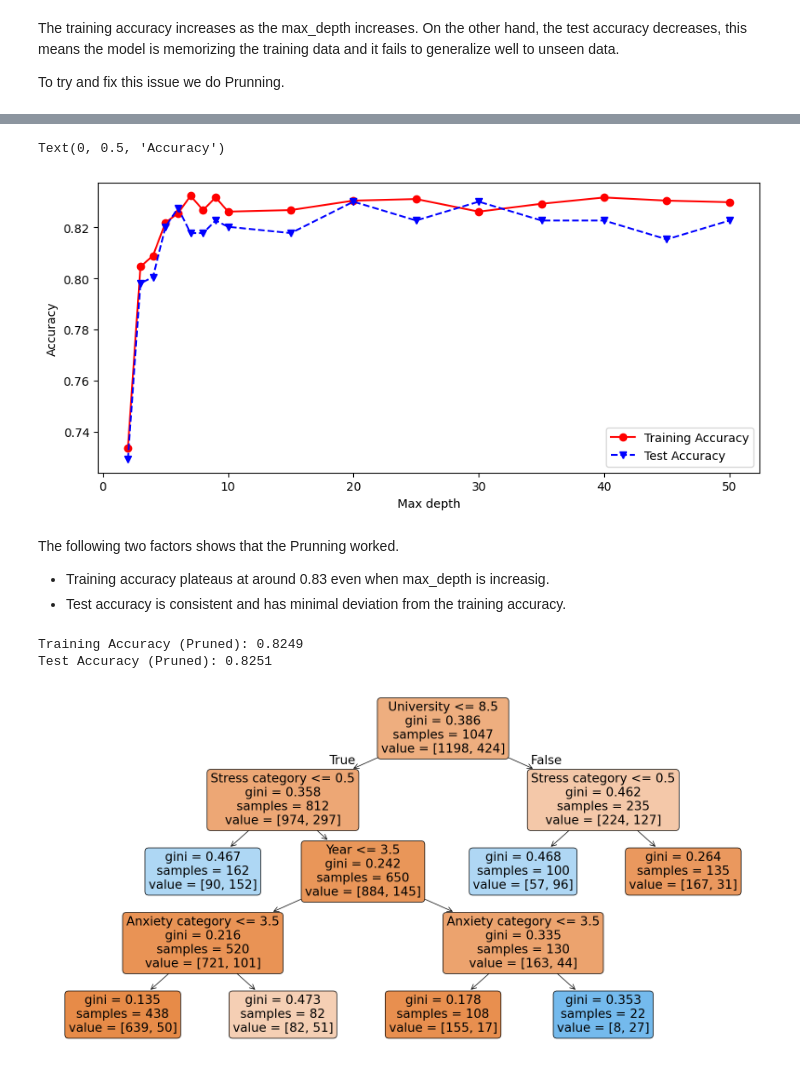
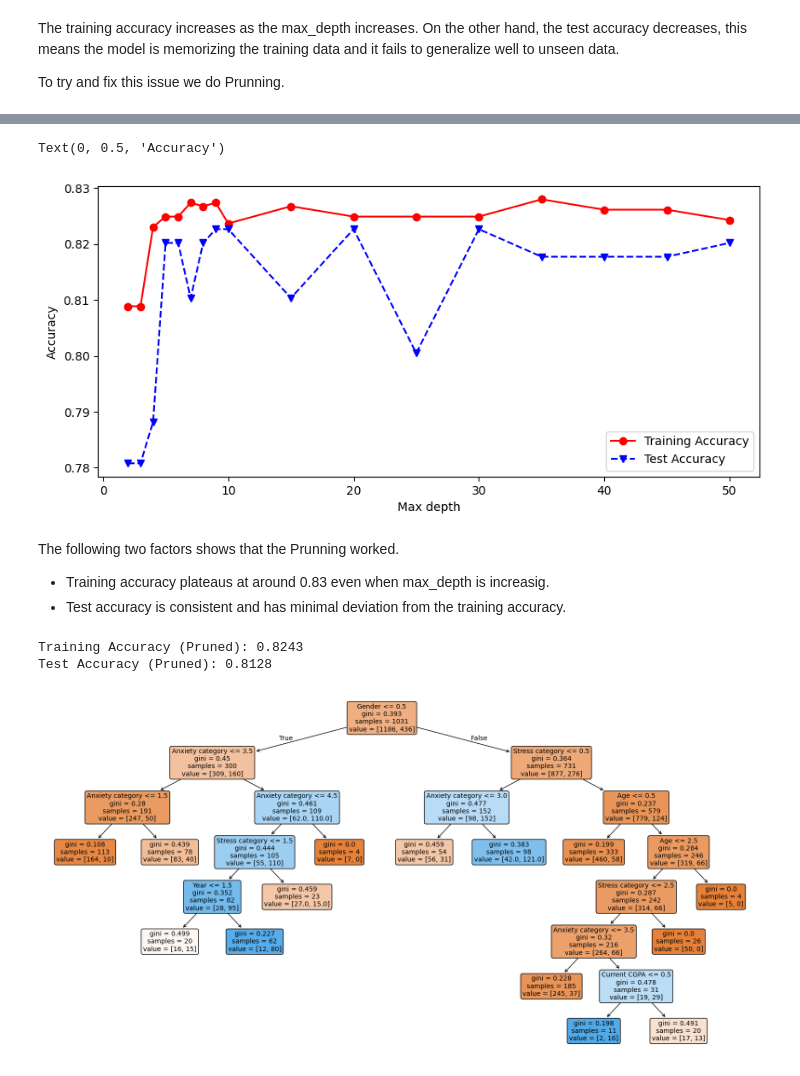
Before and after one commit to Nachrj/dbm2-project, a Jupyter notebook: classification.ipynb, the cells around one changed output, grey strips where cells are left out. Drawn from its saved outputs; the diff is of its cells as text; code cells hidden in the pictures.

```diff
--- a/classification.ipynb
+++ b/classification.ipynb
@@ -44,6 +44,8 @@ data['Stress category'] = pd.cut(data['Stress value'], bins=bins, labels=labels)
 # %%
 le = LabelEncoder()
 
-for column in ["Age", "Gender", "University", "Department", "Current CGPA", "Year", "Anxiety category", "Stress category"]:
+for column in ["Age", "Gender", "Current CGPA", "Anxiety category", "Stress category"]:
     data[column] = le.fit_transform(data[column])
+
+data = data.drop(columns=["University", "Department"])
 # %%
@@ -102,23 +92,0 @@ We used GridSearchCV to find the best hyperparameters for our model.
-# %%
-param_grid = {
-    'n_estimators': [50, 100, 200],
-    'max_features': ['auto', 'sqrt', 'log2'],
-    'max_depth': [10, 20, 30, 40, 50],
-    'criterion': ['gini', 'entropy']
-}
-
-rf_model = RandomForestClassifier()
-
-grid_search = GridSearchCV(
-    estimator=rf_model,
-    param_grid=param_grid,
-    scoring='accuracy',
-    cv=5,
-    verbose=2,
-    n_jobs=-1
-)
-
-grid_search.fit(X_train, y_train)
-
-print("Best hyperparameters:", grid_search.best_params_)
-print("Best c-v accuracy:", grid_search.best_score_)
@@ -160,7 +93,7 @@ Traceback (most recent call last):
 # %% [markdown]
 ## RandomForestClassifier
 # %%
-rf = RandomForestClassifier(max_depth=4, max_features='log2', criterion='entropy', n_estimators=100)
+rf = RandomForestClassifier(max_depth=10, max_features='log2', criterion='gini', n_estimators=50)
 rf = rf.fit(X_train, y_train)
 # %%
 y_test_pred = rf.predict(X_test)
@@ -274,7 +207,7 @@ train_accuracies = []
 test_accuracies = []
 
 for ccp_alpha in ccp_alphas:
-    rf = RandomForestClassifier(ccp_alpha=ccp_alpha, random_state=42, n_estimators=100)
+    rf = RandomForestClassifier(ccp_alpha=ccp_alpha, random_state=42, max_depth=10, max_features='log2', criterion='gini', n_estimators=50)
     rf.fit(X_train, y_train)
 
     y_train_pred = rf.predict(X_train)
@@ -328,7 +261,7 @@ plt.xlabel('Max depth')
 plt.ylabel('Accuracy')
 # %% [output]
 Text(0, 0.5, 'Accuracy')
-[figure, old version]
+[figure, new version]
 # %% [markdown]
 The following two factors shows that the Prunning worked.
 
@@ -336,25 +269,25 @@ The following two factors shows that the Prunning worked.
 - Test accuracy is consistent and has minimal deviation from the training accuracy.
 # %%
 # Train RandomForest with the optimal ccp_alpha
-rf_pruned = RandomForestClassifier(criterion='gini', max_depth=10, ccp_alpha=optimal_ccp_alpha)
+rf_pruned = RandomForestClassifier(criterion='gini', ccp_alpha=optimal_ccp_alpha, random_state=42, max_features='log2', n_estimators=50)
 rf_pruned.fit(X_train, y_train)
 
 y_train_pred = rf_pruned.predict(X_train)
 y_test_pred = rf_pruned.predict(X_test)
 
 train_accuracy = accuracy_score(y_train, y_train_pred)
 test_accuracy = accuracy_score(y_test, y_test_pred)
 
 print(f"Training Accuracy (Pruned): {train_accuracy:.4f}")
 print(f"Test Accuracy (Pruned): {test_accuracy:.4f}")
 
 plt.figure(figsize=(20, 10))
 plot_tree(rf_pruned.estimators_[0], feature_names=list(X_train.columns), filled=True, rounded=True)
 plt.show()
 # %% [output]
-Training Accuracy (Pruned): 0.8249
-Test Accuracy (Pruned): 0.8251
+Training Accuracy (Pruned): 0.8243
+Test Accuracy (Pruned): 0.8128
-[figure, old version]
+[figure, new version]
 # %% [markdown]
 ## Conclusion
 
```
Also changed, not shown: parts of 13 cells of this notebook, 1 other file.
